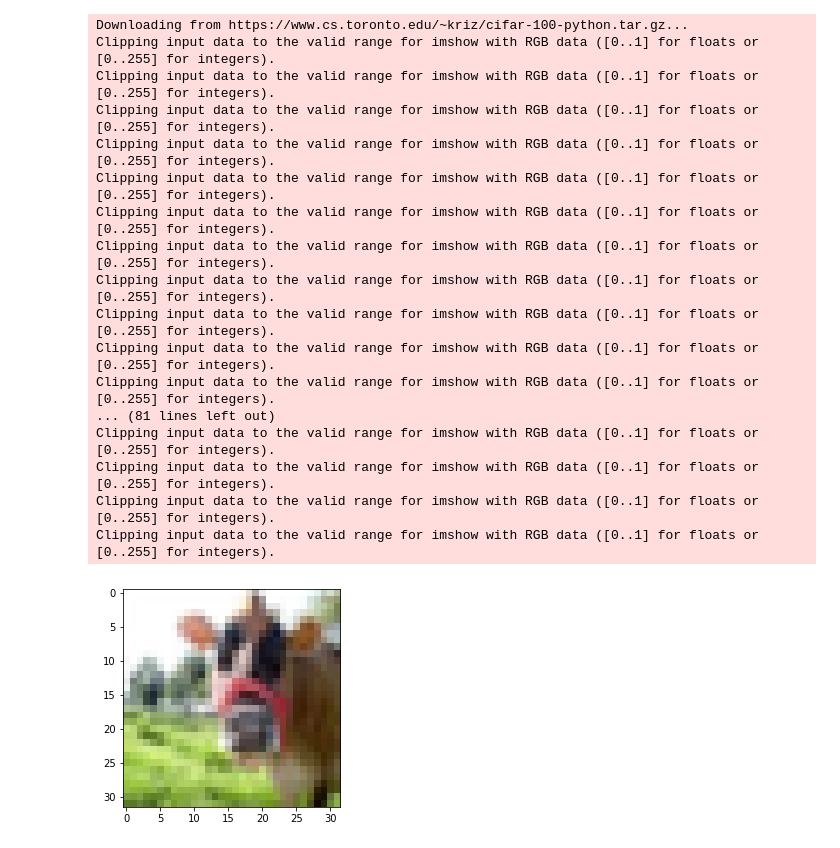
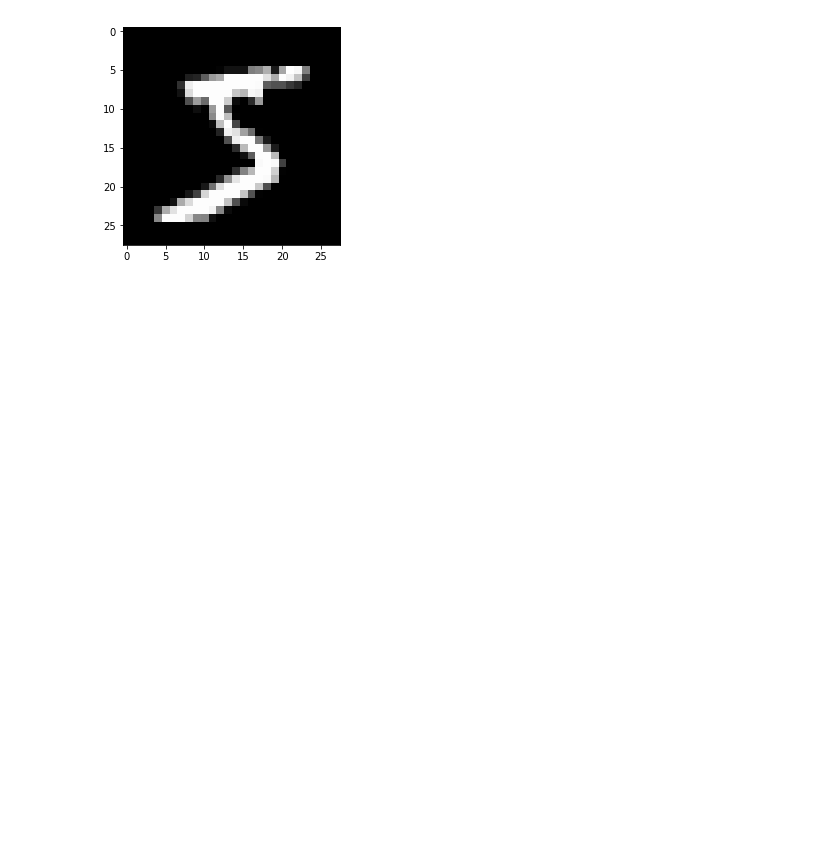
Before and after one commit to s1230038/googleColaboScrapbook, a Jupyter notebook: MLproject2.ipynb, the cells around one changed output. Cells and saved outputs as stored; diff of their text form; code cells hidden in the pictures; blank space fills up the shorter version.

Commit message:
MNIST

```diff
--- a/MLproject2.ipynb
+++ b/MLproject2.ipynb
@@ -146,8 +216,7 @@ def forward(model, datum):
     return img
 
 
-def draw_gray(model_dir, max_epoch):
-    train, test = chainer.datasets.get_mnist(ndim=2)
+def draw_gray(train, test, model_dir, max_epoch, figdir):
     ae_train, ae_test, model = AE.prepare(train, test)
 
     fig1, ax1 = plt.subplots()
@@ -186,11 +255,10 @@ def draw_gray(model_dir, max_epoch):
 
     for i, f in enumerate(plt.get_fignums()):
         plt.figure(f)
-        plt.savefig('fig{}.png'.format(i))
+        plt.savefig('figures/{}/fig{}.png'.format(figdir, i))
 
 
-def draw_color(model_dir, max_epoch):
-    train, test = chainer.datasets.get_cifar100(ndim=3)
+def draw_color(train, test, model_dir, max_epoch, figdir):
     ae_train, ae_test, model = AE.prepare(train, test)
 
     fig1, ax1 = plt.subplots()
@@ -205,52 +273,48 @@ def draw_color(model_dir, max_epoch):
 
         img = forward(model, ae_train[0][0])
         ax = fig2.add_subplot(4, 5, i + 1)
         ax.imshow(img.reshape(3, 32, 32).transpose(1, 2, 0))
 
     idxs = dict()
     for i, d in enumerate(test):
         if not d[1] in idxs:
             idxs[d[1]] = list()
         idxs[d[1]].append(i)
 
     serializers.load_npz('{}/model-{}'.format(model_dir, max_epoch), model)
 
     fig3 = plt.figure(figsize=(12, 12))
     fig4 = plt.figure(figsize=(12, 12))
     for i in range(10):
         np.random.shuffle(idxs[i])
         for j, idx in enumerate(idxs[i][:10]):
             ax = fig3.add_subplot(10, 10, i * 10 + j + 1)
             ax.imshow(test[idx][0].transpose(1, 2, 0))
 
             img = forward(model, ae_test[idx][0])
             ax = fig4.add_subplot(10, 10, i * 10 + j + 1)
             ax.imshow(img.reshape(3, 32, 32).transpose(1, 2, 0))
 
     for i, f in enumerate(plt.get_fignums()):
         plt.figure(f)
-        plt.savefig('fig{}.png'.format(i))
+        plt.savefig('figures/{}/fig{}.png'.format(figdir, i))
 
 if __name__ == '__main__':
-    #draw_gray('reconstruct_mnist', 500)
-    draw_color('reconstruct_cifar10', 500)
-    #draw_color('reconstruct_cifar100', 500)
+    import sys
+
+    args = sys.argv
+    assert(len(args) >= 2)
+
+    if args[1] == 'mnist':
+        train, test = chainer.datasets.get_mnist(ndim=2)
+        draw_gray(train, test, 'reconstruct_mnist', 500, args[1])
+
+    if args[1] == 'cifar10':
+        train, test = chainer.datasets.get_cifar10(ndim=3)
+        draw_color(train, test, 'reconstruct_cifar10', 500, args[1])
+
+    if args[1] == 'cifar100':
+        train, test = chainer.datasets.get_cifar100(ndim=3)
+        draw_color(train, test, 'reconstruct_cifar100', 500, args[1])
 # %% [output]
-Downloading from https://www.cs.toronto.edu/~kriz/cifar-100-python.tar.gz...
-Clipping input data to the valid range for imshow with RGB data ([0..1] for floats or [0..255] for integers).
-Clipping input data to the valid range for imshow with RGB data ([0..1] for floats or [0..255] for integers).
-Clipping input data to the valid range for imshow with RGB data ([0..1] for floats or [0..255] for integers).
-Clipping input data to the valid range for imshow with RGB data ([0..1] for floats or [0..255] for integers).
-Clipping input data to the valid range for imshow with RGB data ([0..1] for floats or [0..255] for integers).
-Clipping input data to the valid range for imshow with RGB data ([0..1] for floats or [0..255] for integers).
-Clipping input data to the valid range for imshow with RGB data ([0..1] for floats or [0..255] for integers).
-Clipping input data to the valid range for imshow with RGB data ([0..1] for floats or [0..255] for integers).
-Clipping input data to the valid range for imshow with RGB data ([0..1] for floats or [0..255] for integers).
-Clipping input data to the valid range for imshow with RGB data ([0..1] for floats or [0..255] for integers).
-Clipping input data to the valid range for imshow with RGB data ([0..1] for floats or [0..255] for integers).
-... (81 lines left out)
-Clipping input data to the valid range for imshow with RGB data ([0..1] for floats or [0..255] for integers).
-Clipping input data to the valid range for imshow with RGB data ([0..1] for floats or [0..255] for integers).
-Clipping input data to the valid range for imshow with RGB data ([0..1] for floats or [0..255] for integers).
-Clipping input data to the valid range for imshow with RGB data ([0..1] for floats or [0..255] for integers).
-[figure, old version]
+[figure, new version]
```
Also changed, not shown: parts of 7 cells of this notebook.
